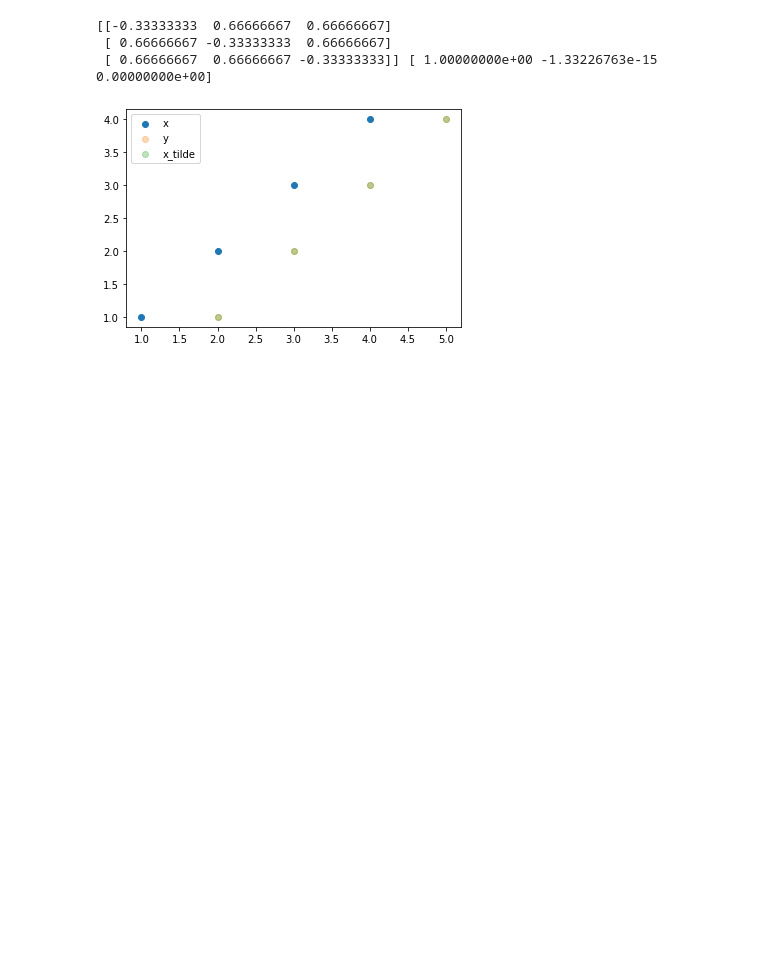
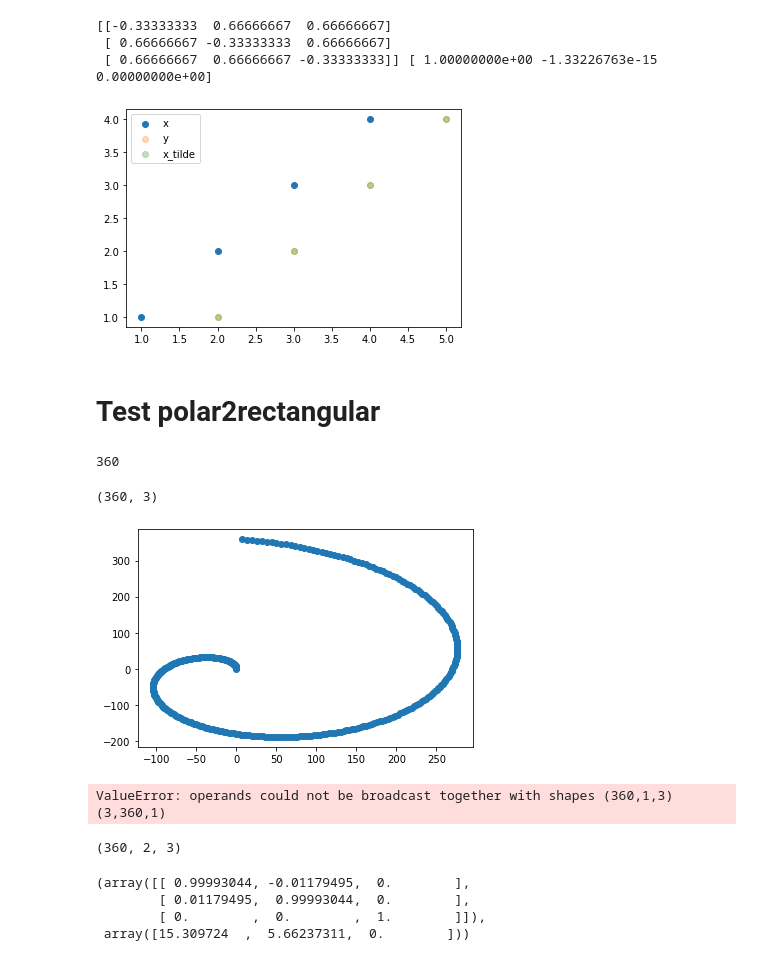
Before and after one commit to SebastianBitsch/turtlebot-additions, a Jupyter notebook: turtle_localization/testing.ipynb, the cells around one changed output. Drawn from its saved outputs; the diff is of its cells as text; code cells hidden in the pictures; blank space fills up the shorter version.

```diff
--- a/turtle_localization/testing.ipynb
+++ b/turtle_localization/testing.ipynb
@@ -79,0 +109,66 @@ def Exp(axis, angle):
+# %% [markdown]
+# Test polar2rectangular
+# %%
+
+angle_min = 0 # rad
+angle_max = 2 * 3.14 # rad
+angle_increment = angle_max / 360 # rad
+ranges = np.arange(0,360)#np.random.randint(low = 0, high = 256, size = int((angle_max - angle_min) / angle_increment))
+print(len(ranges))
+# %% [output]
+360
+# %%
+angles = np.arange(angle_min, angle_max, step = angle_increment)
+# %%
+x = ranges * np.cos(angles)
+y = ranges * np.sin(angles)
+z = np.zeros(len(ranges))
+
+# "rotate" by -90 degrees to get 0 degrees to be forwards
+# replace x=-y with x=y to flip around x axis, i.e. scan direction clockwise
+# can be seen in the header of the scan
+temp = x
+x = -y
+y = temp
+
+coords = np.vstack([x,y,z]).T
+coords.shape
+# %% [output]
+(360, 3)
+# %%
+plt.scatter(coords[:,0], coords[:,1])
+plt.show()
+# %% [output]
+[figure, added]
+# %%
+
+# Initialize transformation parameters
+R = np.eye(3)  # Identity matrix
+t = np.zeros(3)  # Zero translation vector
+
+# Iterative loop
+max_iterations = 1
+tolerance = 1.0
+
+for _ in range(max_iterations):
+    # Correspondence: Find the closest point pairs
+    distances = np.linalg.norm(y[:, None, :] - (R @ x.T)[:, :, None] - t[:, None], axis=0)
+    closest_indices = np.argmin(distances, axis=1)
+
+    # Weighting: Here, you might calculate weights based on distances
+
+    # Estimation: Compute transformation parameters
+    R_new, t_new = compute_transformation_params(x, y[closest_indices], weights=None)  # You can pass weights here
+
+    # Transform: Apply the estimated transformation to the moving point cloud
+    x_transformed = R_new @ x.T + t_new[:, None]
+
+    # Convergence check
+    if np.allclose(R, R_new) and np.allclose(t, t_new, atol=tolerance):
+        break
+
+    # Update transformation parameters
+    R = R_new
+    t = t_new
+# %% [output]
+ValueError: operands could not be broadcast together with shapes (360,1,3) (3,360,1)
@@ -79,0 +193,11 @@ def Exp(axis, angle):
+# %%
+np.array(closest_point_pairs).shape
+# %% [output]
+(360, 2, 3)
+# %%
+compute_transformation_params(np.array(closest_point_pairs)[:,0,:], np.array(closest_point_pairs)[:,1,:])
+# %% [output]
+(array([[ 0.99993044, -0.01179495,  0.        ],
+        [ 0.01179495,  0.99993044,  0.        ],
+        [ 0.        ,  0.        ,  1.        ]]),
+ array([15.309724  ,  5.66237311,  0.        ]))
```
Also changed, not shown: parts of 10 cells of this notebook, 1 other file.
